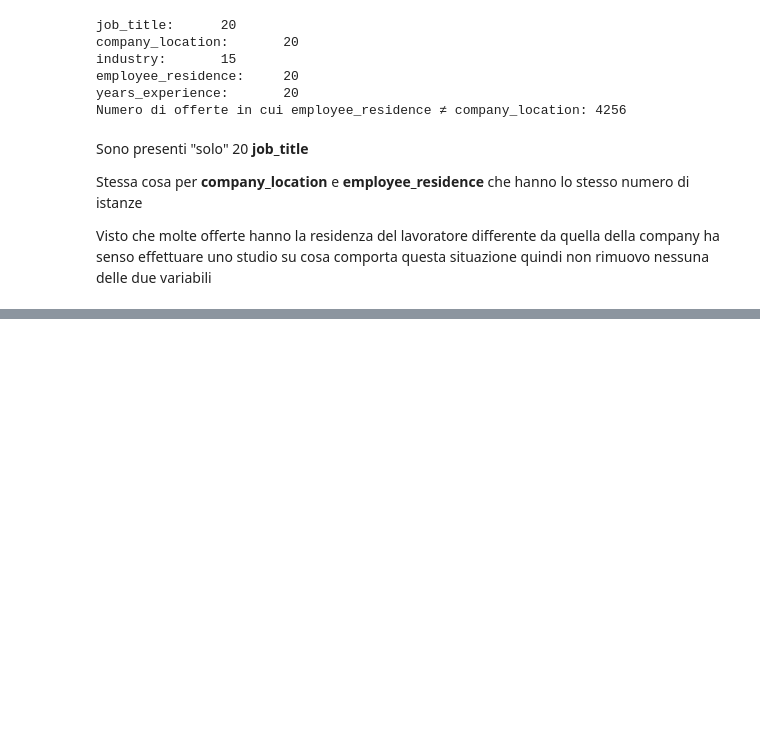
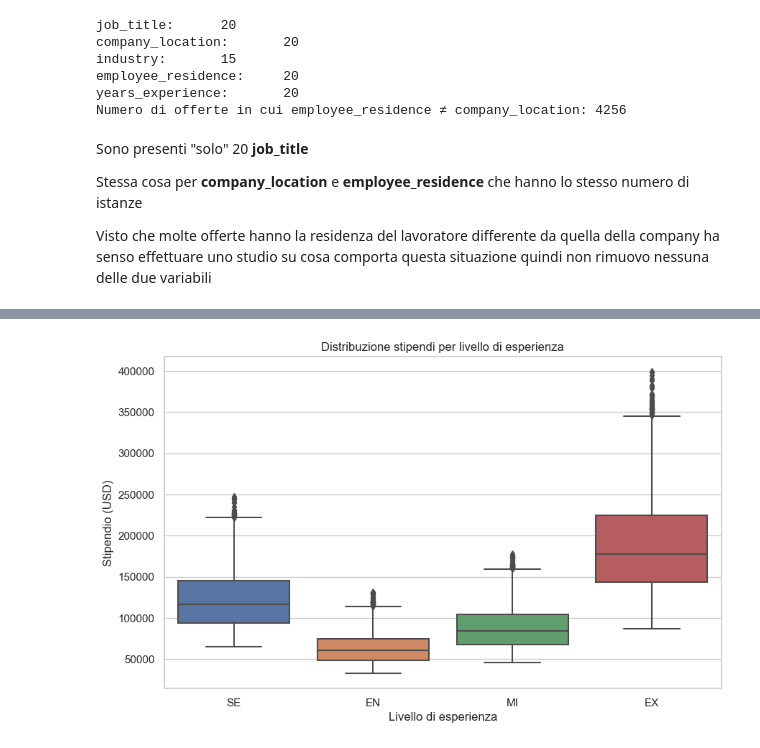
Before and after one commit to MarcoMagnani03/job-salary-prediction, a Jupyter notebook: src/DataIntensiveAssignment.ipynb, the cells around one changed output, grey strips where cells are left out. Drawn from its saved outputs; the diff is of its cells as text; code cells hidden in the pictures; blank space fills up the shorter version.

```diff
--- a/src/DataIntensiveAssignment.ipynb
+++ b/src/DataIntensiveAssignment.ipynb
@@ -215,0 +258,9 @@ Notiamo che variabili come company_location e altre (come industry, job_title, e
+# %%
+plt.figure(figsize=(10, 6))
+sns.boxplot(data=dataSet, x="experience_level", y="salary_usd")
+plt.title("Distribuzione stipendi per livello di esperienza")
+plt.xlabel("Livello di esperienza")
+plt.ylabel("Stipendio (USD)")
+plt.show()
+# %% [output]
+[figure, added]
```
Also changed, not shown: parts of 15 cells of this notebook.
